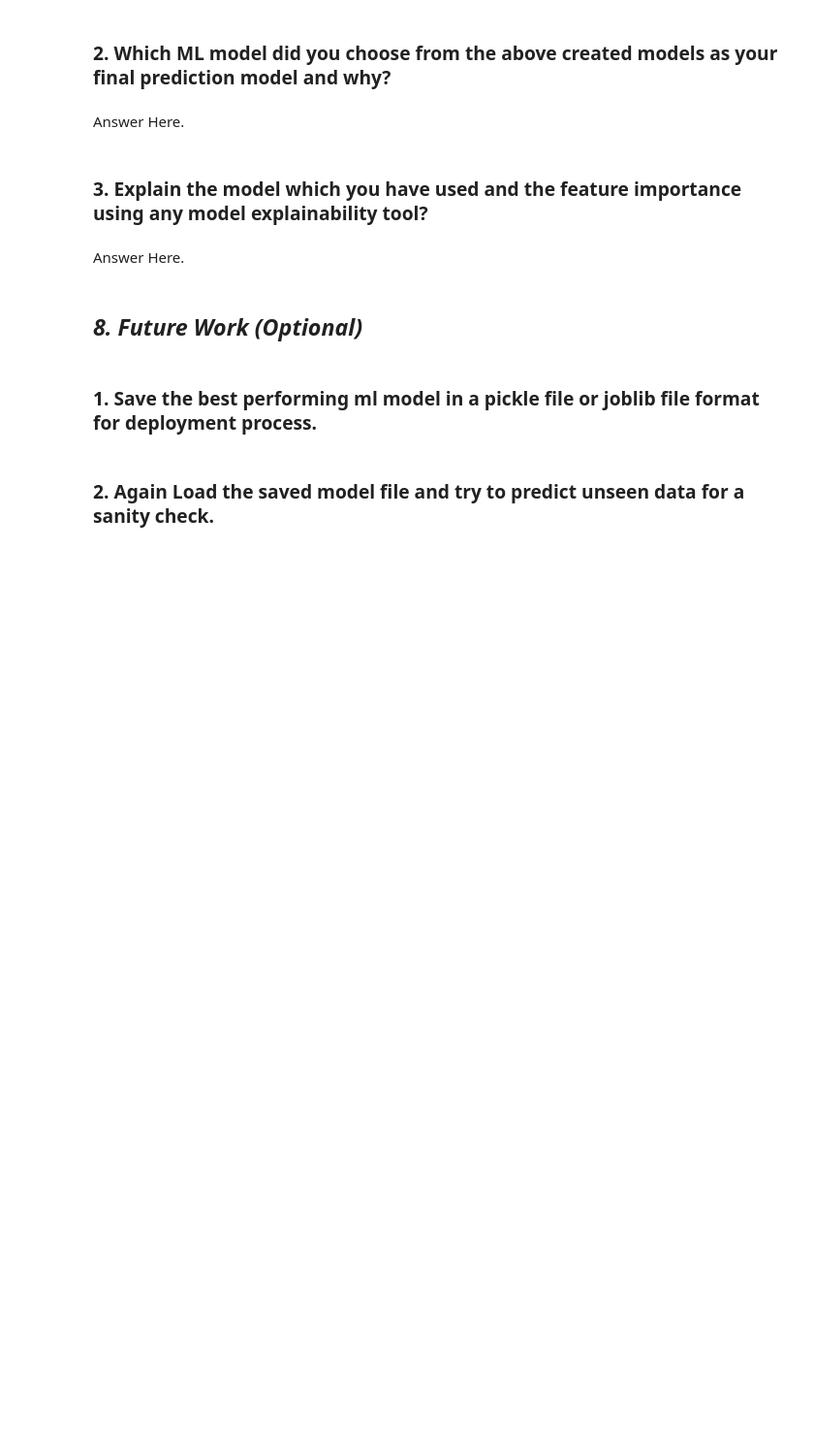
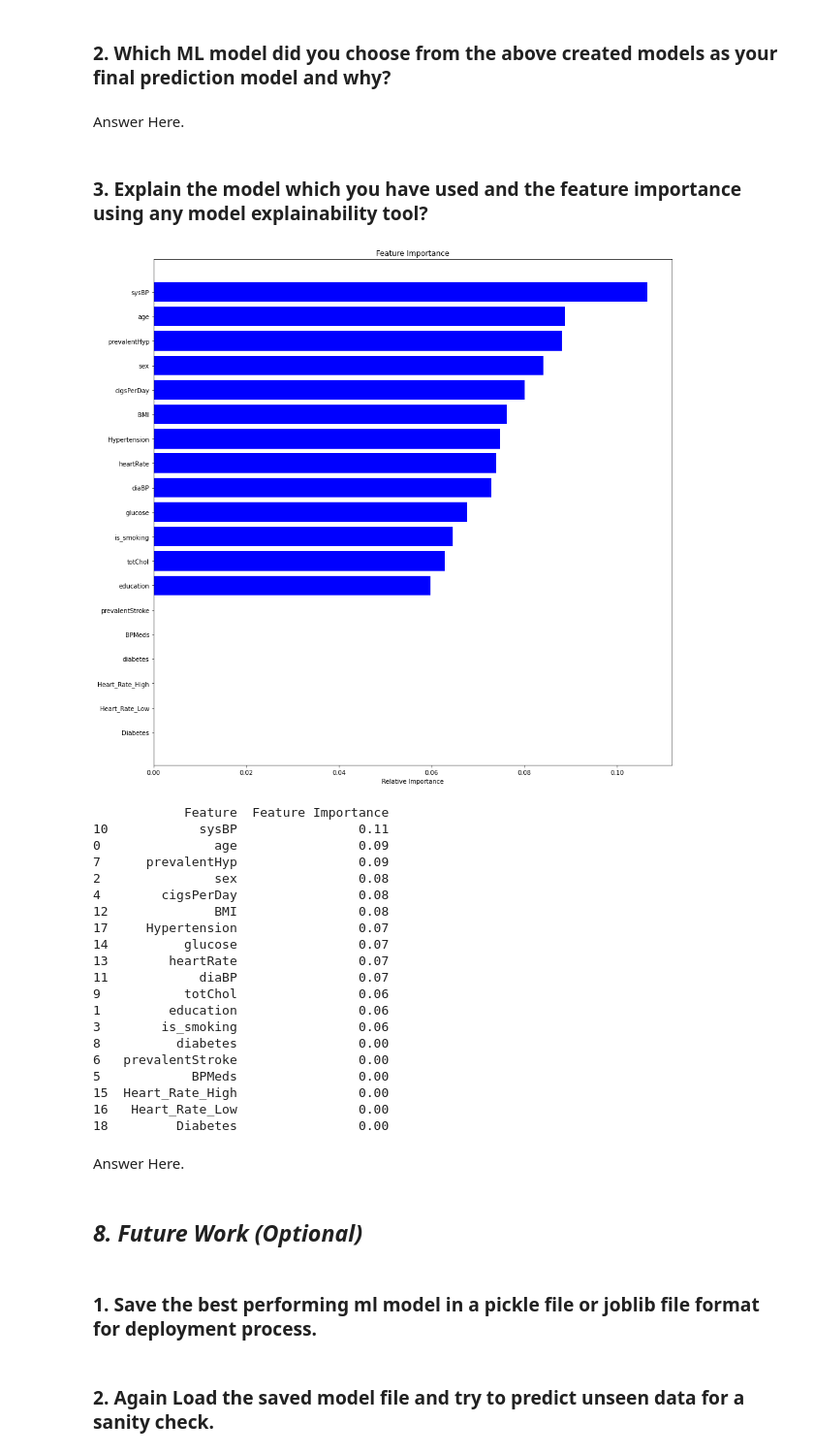
Before and after one commit to ritik1804k/Supervised-ML---Classification-Capstone-Project, a Jupyter notebook: Supervised_ML_Classification_Capstone_Project_.ipynb, the cells around one changed output. Shown at 97% size. Drawn from its saved outputs; the diff is of its cells as text; code cells hidden in the pictures; blank space fills up the shorter version.

```diff
--- a/Supervised_ML_Classification_Capstone_Project_.ipynb
+++ b/Supervised_ML_Classification_Capstone_Project_.ipynb
@@ -1491,0 +1709,22 @@ By using RandomizedSearchCV we have not seen any improvement in our logestic Reg
+# %%
+# ML Model - 3 Implementation with hyperparameter optimization techniques (i.e., GridSearch CV, RandomSearch CV, Bayesian Optimization etc.)
+# Create Random Forest classifier - RandomSearch CV
+rf_clf = RandomForestClassifier()
+
+# Define hyperparameter space
+param_dist = {'n_estimators': randint(10, 100),
+              'max_depth': [None, 2, 5, 10],
+              'min_samples_split': randint(2, 20),
+              'min_samples_leaf': randint(1, 20),
+              'max_features': ['sqrt', 'log2']}
+
+# Create RandomizedSearchCV object
+rf_random = RandomizedSearchCV(estimator=rf_clf, param_distributions=param_dist, n_iter=100, cv=5, random_state=42, n_jobs=-1)
+
+# Fit the Algorithm
+# Fit RandomizedSearchCV object to data
+rf_random.fit(X_train,Y_train)
+
+# Predict on the model
+rf_train_class_rs = rf_random.predict(X_train)
+rf_test_class_rs = rf_random.predict(X_test)
@@ -1539,6 +1794,50 @@ Answer Here.
 Answer Here.
 # %% [markdown]
 ### 3. Explain the model which you have used and the feature importance using any model explainability tool?
+# %%
+# calculate the feature importances
+features = X_train.columns
+importances = xgb_optimal_model.feature_importances_
+indices = np.argsort(importances)
+
+importance_dict = {'Feature' : list(X_train.columns),
+                  'Feature Importance' : importances}
+
+importance_df = pd.DataFrame(importance_dict)
+
+plt.figure(figsize=(15,15))
+plt.title('Feature Importance')
+plt.barh(range(len(indices)), importances[indices], color='blue', align='center')
+plt.yticks(range(len(indices)), [features[i] for i in indices])
+plt.xlabel('Relative Importance')
+plt.show()
+
+importance_df['Feature Importance'] = round(importance_df['Feature Importance'],2)
+pd.set_option('display.max_columns', 200)
+pd.set_option('display.max_rows', 200)
+print(importance_df.sort_values(by=['Feature Importance'],ascending=False))
+# %% [output]
+[figure, added]
+            Feature  Feature Importance
+10            sysBP                0.11
+0               age                0.09
+7      prevalentHyp                0.09
+2               sex                0.08
+4        cigsPerDay                0.08
+12              BMI                0.08
+17     Hypertension                0.07
+14          glucose                0.07
+13        heartRate                0.07
+11            diaBP                0.07
+9           totChol                0.06
+1         education                0.06
+3        is_smoking                0.06
+8          diabetes                0.00
+6   prevalentStroke                0.00
+5            BPMeds                0.00
+15  Heart_Rate_High                0.00
+16   Heart_Rate_Low                0.00
+18         Diabetes                0.00
 # %% [markdown]
 Answer Here.
 # %% [markdown]
```
Also changed, not shown: parts of 61 cells of this notebook.
